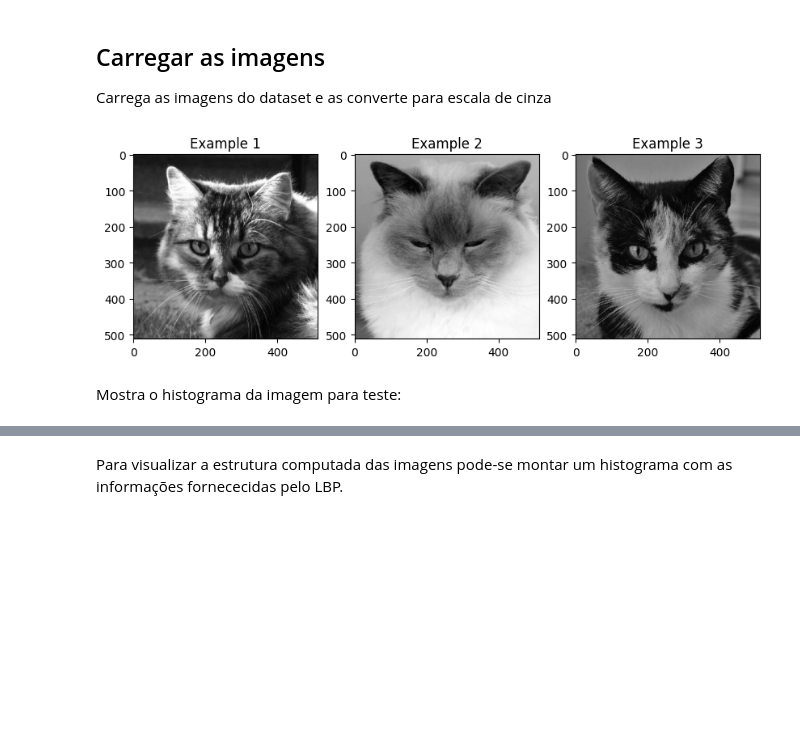
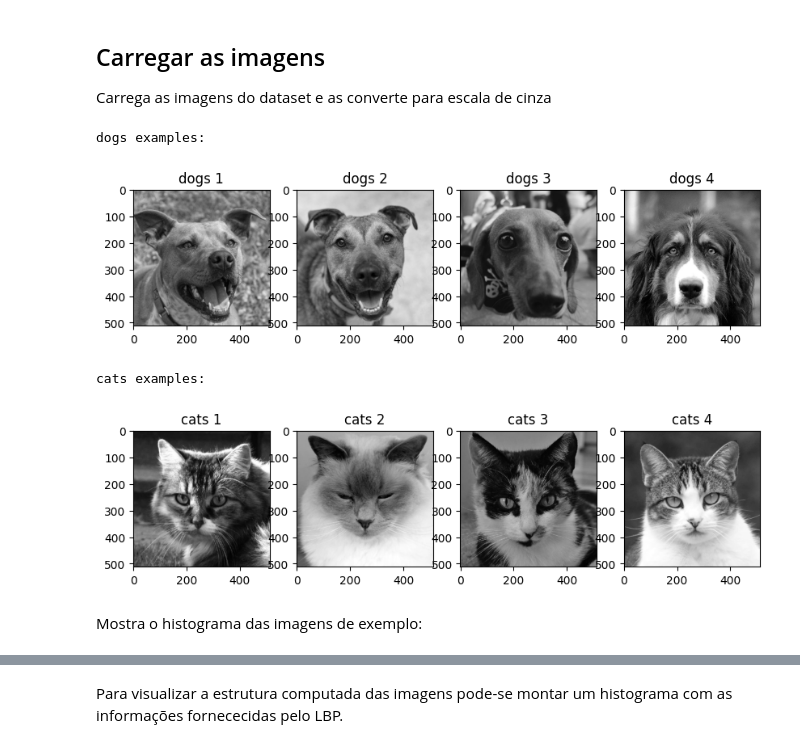
Before and after one commit to afmireski/images_classificator, a Jupyter notebook: main.ipynb, the cells around one changed output, grey strips where cells are left out. Saved outputs shown, nothing was run; the diff lists cells and outputs as text; code cells hidden in the pictures; blank space fills up the shorter version.

Commit message:
refactor: Refactor logic for work with all image categories in train directory

```diff
--- a/main.ipynb
+++ b/main.ipynb
@@ -9,37 +9,56 @@ Carrega as imagens do dataset e as converte para escala de cinza
 # %%
 import numpy as np
 import skimage as ski
 import matplotlib.pyplot as plt
 from skimage.color import rgb2gray
 from skimage.feature import local_binary_pattern, graycomatrix, graycoprops
 
-images_directory = './images/train'
-image_categories = ['cats']
+images_directory = "./images/train"
+image_categories = ["dogs", "cats"]
+n_examples = 4
+
 
 def load_images_from_category(category):
-    gray_images = [rgb2gray(img) for img in ski.io.imread_collection(images_directory + f'/{category}/*.jpg')]
+    gray_images = [
+        rgb2gray(img)
+        for img in ski.io.imread_collection(images_directory + f"/{category}/*.jpg")
+    ]
     gray_images_uint8 = [ski.util.img_as_ubyte(img) for img in gray_images]
     return gray_images_uint8
+
 
 def load_train_images(categories):
     return {category: load_images_from_category(category) for category in categories}
 
+
 train_images_by_categories = load_train_images(image_categories)
 
-train_images = train_images_by_categories['cats']
+train_images_dogs = train_images_by_categories["dogs"]
+train_images_cats = train_images_by_categories["cats"]
 
-def show_tree_examples(images):
-    imgs = images[0:3]
+
+def show_gray_scale_image_examples(images, n=3, label="Example"):
+    imgs = images[0:n]
     plt.figure(figsize=(10, 10))
     for i, img in enumerate(imgs):
-        plt.subplot(1, 3, i + 1)
+        plt.subplot(1, n, i + 1)
         plt.imshow(img, cmap=plt.cm.gray)
-        plt.title(f'Example {i+1}')
-        plt.axis('on')
+        plt.title(f"{label} {i+1}")
+        plt.axis("on")
 
-show_tree_examples(train_images)
+
+def show_examples_by_category(categories, images, n=3):
+    for category in categories:
+        print(f"{category} examples:")
+        show_gray_scale_image_examples(images[category], n=n, label=category)
+        plt.show()
+
+show_examples_by_category(image_categories, train_images_by_categories, n=n_examples)
 # %% [output]
+dogs examples:
-[figure, old version]
+[figure, new version]
+cats examples:
+[figure, added]
-# %% [markdown]
-Mostra o histograma da imagem para teste:
+# %% [markdown]
+Mostra o histograma das imagens de exemplo:
 # %%
```
Also changed, not shown: parts of 13 cells of this notebook, 1 other file.
